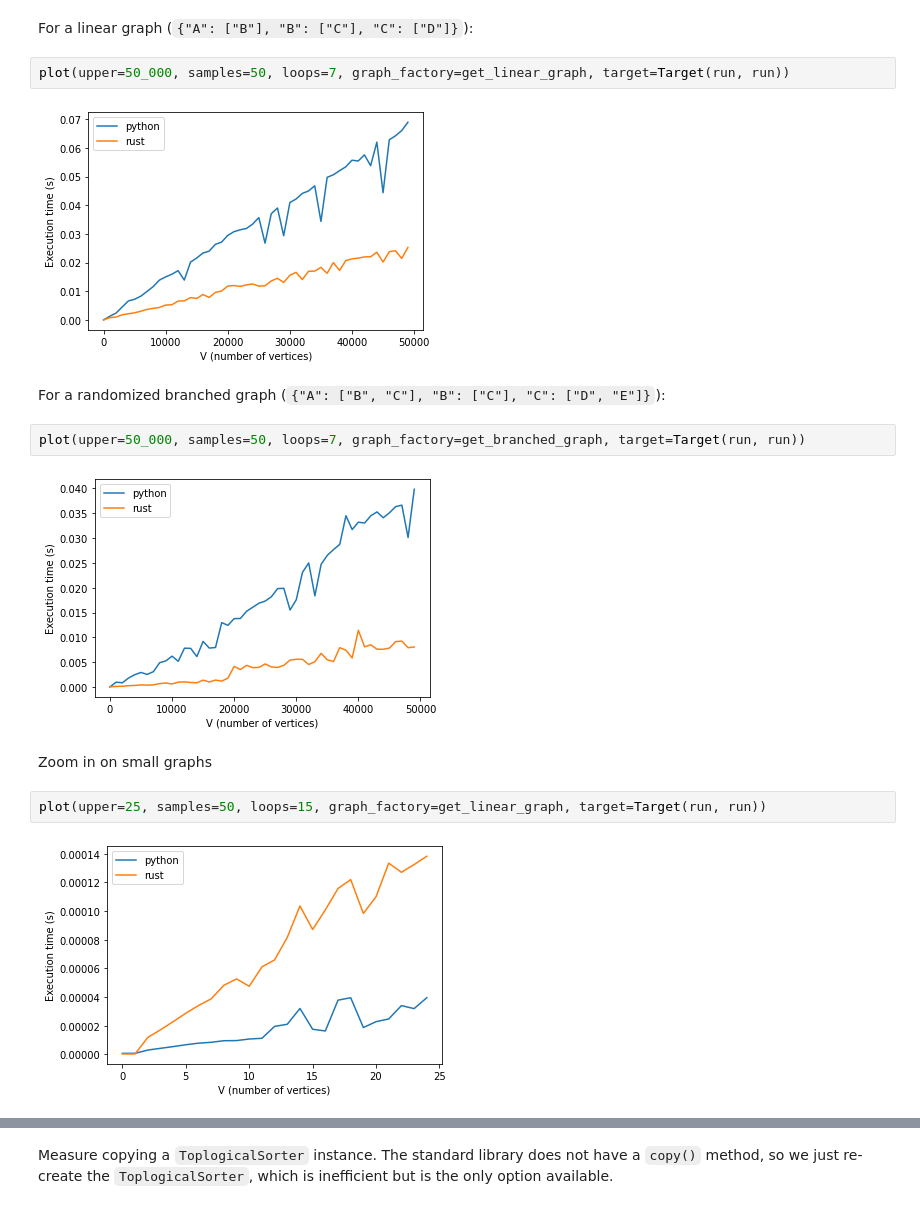
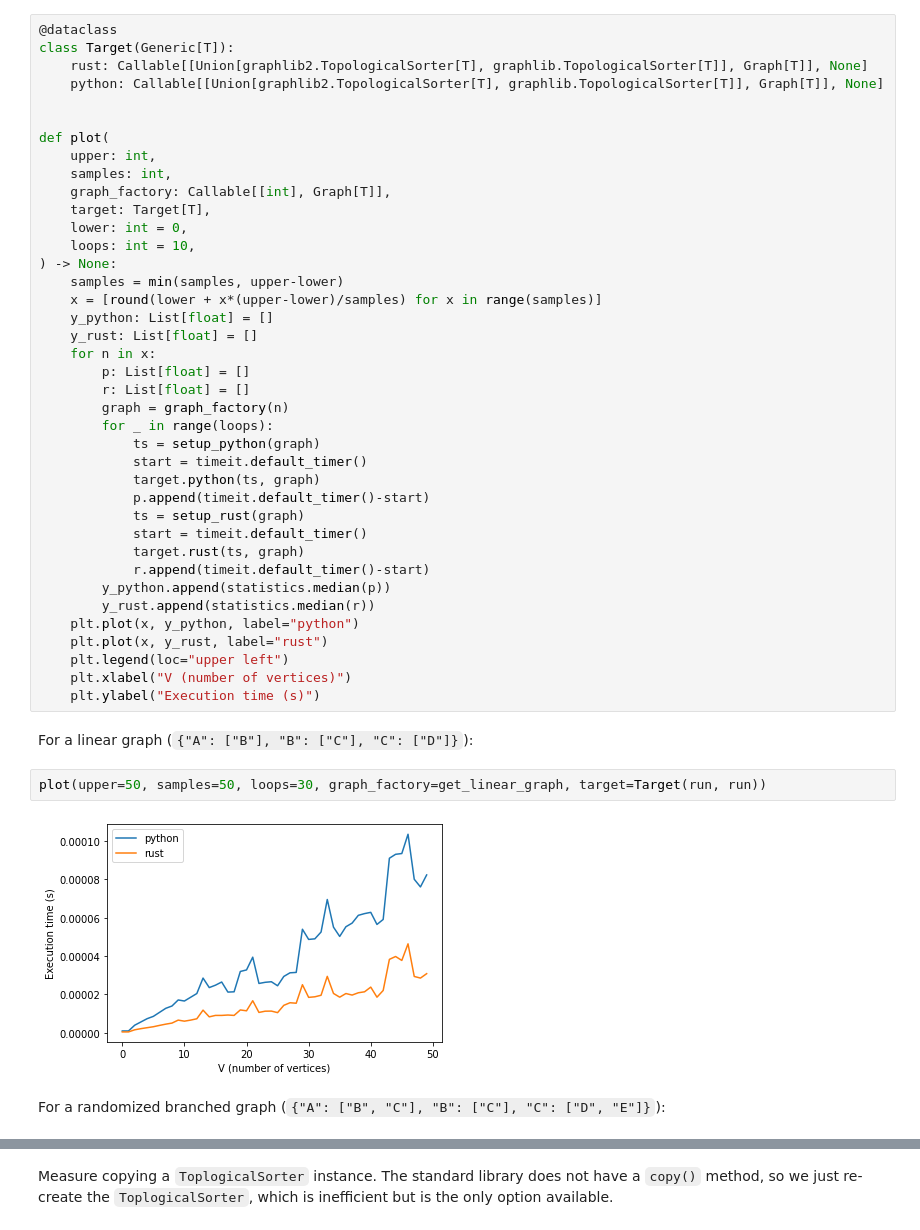
Before and after one commit to adriangb/graphlib2, a Jupyter notebook: bench.ipynb, the cells around one changed output, grey strips where cells are left out. Drawn from its saved outputs; the diff is of its cells as text.

```diff
--- a/bench.ipynb
+++ b/bench.ipynb
@@ -107,19 +139,48 @@ def plot(
+# %%
+@dataclass
+class Target(Generic[T]):
+    rust: Callable[[Union[graphlib2.TopologicalSorter[T], graphlib.TopologicalSorter[T]], Graph[T]], None]
+    python: Callable[[Union[graphlib2.TopologicalSorter[T], graphlib.TopologicalSorter[T]], Graph[T]], None]
+
+
+def plot(
+    upper: int,
+    samples: int,
+    graph_factory: Callable[[int], Graph[T]],
+    target: Target[T],
+    lower: int = 0,
+    loops: int = 10,
+) -> None:
+    samples = min(samples, upper-lower)
+    x = [round(lower + x*(upper-lower)/samples) for x in range(samples)]
+    y_python: List[float] = []
+    y_rust: List[float] = []
+    for n in x:
+        p: List[float] = []
+        r: List[float] = []
+        graph = graph_factory(n)
+        for _ in range(loops):
+            ts = setup_python(graph)
+            start = timeit.default_timer()
+            target.python(ts, graph)
+            p.append(timeit.default_timer()-start)
+            ts = setup_rust(graph)
+            start = timeit.default_timer()
+            target.rust(ts, graph)
+            r.append(timeit.default_timer()-start)
+        y_python.append(statistics.median(p))
+        y_rust.append(statistics.median(r))
+    plt.plot(x, y_python, label="python")
+    plt.plot(x, y_rust, label="rust")
+    plt.legend(loc="upper left")
+    plt.xlabel("V (number of vertices)")
+    plt.ylabel("Execution time (s)")
 # %% [markdown]
 For a linear graph (`{"A": ["B"], "B": ["C"], "C": ["D"]}`):
-# %%
-plot(upper=50_000, samples=50, loops=7, graph_factory=get_linear_graph, target=Target(run, run))
-# %% [output]
-[figure, old version]
-# %% [markdown]
-For a randomized branched graph (`{"A": ["B", "C"], "B": ["C"], "C": ["D", "E"]}`):
-# %%
-plot(upper=50_000, samples=50, loops=7, graph_factory=get_branched_graph, target=Target(run, run))
-# %% [output]
-[figure, old version]
-# %% [markdown]
-Zoom in on small graphs
 # %%
-plot(upper=25, samples=50, loops=15, graph_factory=get_linear_graph, target=Target(run, run))
+plot(upper=50, samples=50, loops=30, graph_factory=get_linear_graph, target=Target(run, run))
 # %% [output]
-[figure, old version]
+[figure, new version]
+# %% [markdown]
+For a randomized branched graph (`{"A": ["B", "C"], "B": ["C"], "C": ["D", "E"]}`):
 # %%
```
Also changed, not shown: parts of 17 cells of this notebook, 3 other files.
